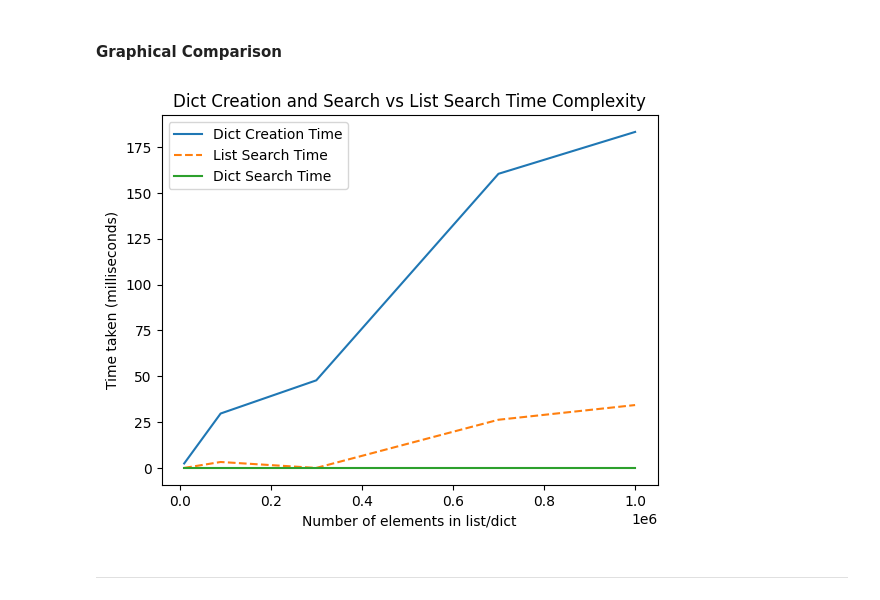
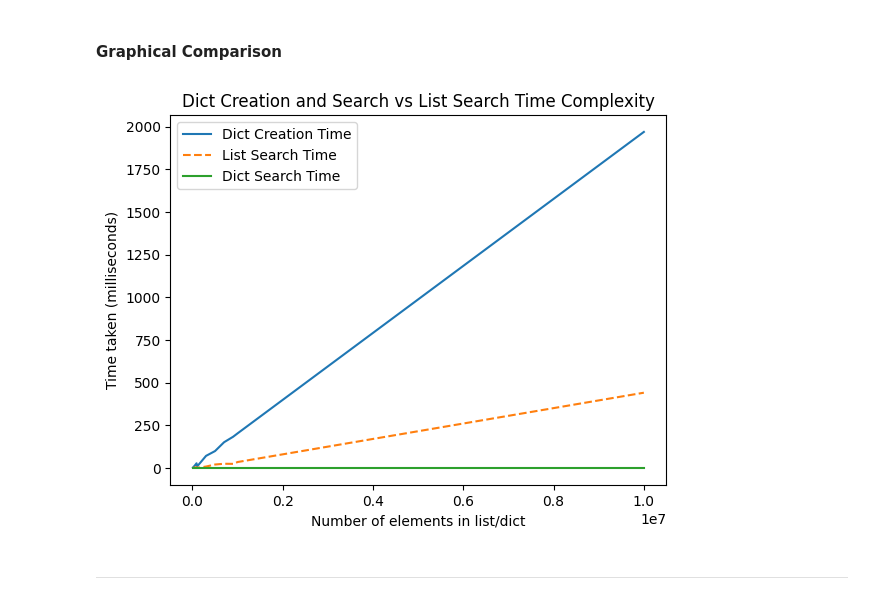
Before and after one commit to fwSara95h/ML-jcc-4m, a Jupyter notebook: daily_progress/month_01/day_08/day08.ipynb, the cells around one changed output. Drawn from its saved outputs; the diff is of its cells as text; code cells hidden in the pictures.

```diff
--- a/daily_progress/month_01/day_08/day08.ipynb
+++ b/daily_progress/month_01/day_08/day08.ipynb
@@ -478,19 +481,21 @@ For  1,000,000 elements --> Dict creation took  183.24 ms | List search took 34.
 > **Deep Dive:** * Searching is $O(1)$ but **building** the dictionary is $O(N)$ because Python must calculate a hash for every item *and* allocate memory buckets.
 # %% [markdown]
 #### Graphical Comparison
+# %%
+time_results_dvl = [check_time_dvl(n, -5, True) for n in sizes_to_test]
 # %%
-x_vals = np.array(sizes_to_test[::2])
+x_vals = np.array(sizes_to_test)
 y_vals = [np.array(t)*1_000 for t in zip(*time_results_dvl)]  # Convert to milliseconds
 plt.plot(x_vals, y_vals[0], label='Dict Creation Time')
 plt.plot(x_vals, y_vals[1], "--", label='List Search Time')
 plt.plot(x_vals, y_vals[2], label='Dict Search Time')
 plt.title("Dict Creation and Search vs List Search Time Complexity")
 plt.xlabel("Number of elements in list/dict")
 plt.ylabel("Time taken (milliseconds)")
 plt.legend()
 plt.show()
 # %% [output]
-[figure, old version]
+[figure, new version]
 # %% [markdown]
 ---
 # %% [markdown]
```
Also changed, not shown: parts of 14 cells of this notebook, 1 other file.
